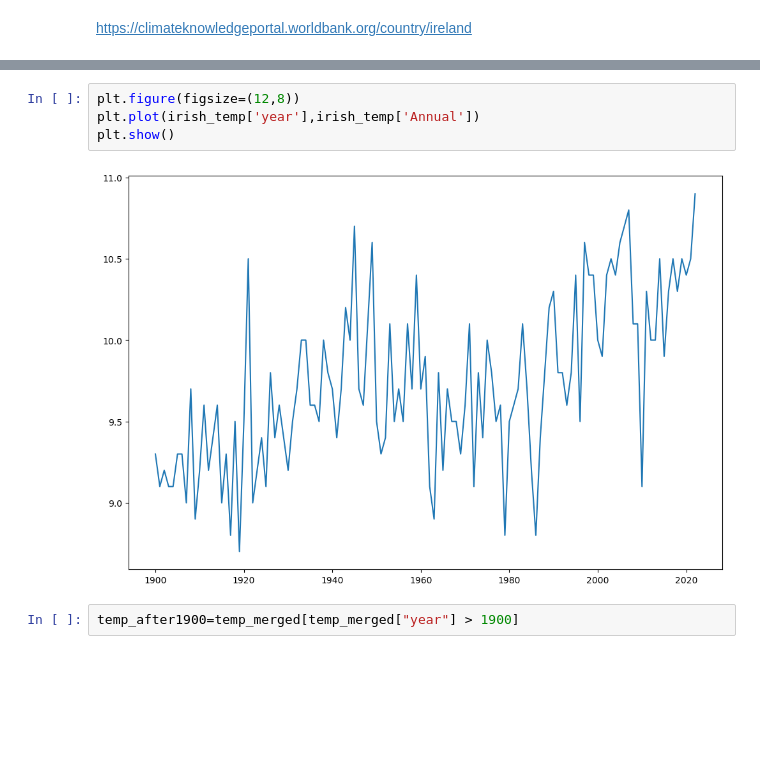
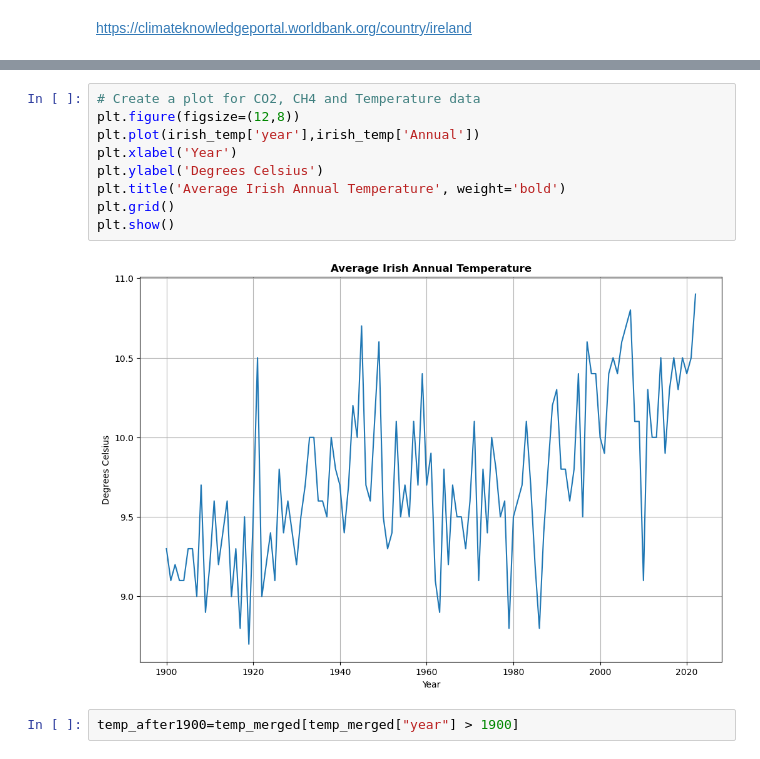
Before and after one commit to lgrealish/PfDA_Project_2, a Jupyter notebook: PfDA_Assignment2.ipynb, the cells around one changed output, grey strips where cells are left out. Saved outputs shown, nothing was run; the diff lists cells and outputs as text; blank space fills up the shorter version.

```diff
--- a/PfDA_Assignment2.ipynb
+++ b/PfDA_Assignment2.ipynb
@@ -479,9 +518,14 @@ irish_temp = pd.read_csv('data/irish_temp.csv')
 # %%
+# Create a plot for CO2, CH4 and Temperature data
 plt.figure(figsize=(12,8))
 plt.plot(irish_temp['year'],irish_temp['Annual'])
+plt.xlabel('Year')
+plt.ylabel('Degrees Celsius')
+plt.title('Average Irish Annual Temperature', weight='bold')
+plt.grid()
 plt.show()
 # %% [output]
-[figure, old version]
+[figure, new version]
 # %%
 temp_after1900=temp_merged[temp_merged["year"] > 1900]
 # %%
```
Also changed, not shown: parts of 23 cells of this notebook, 10 other files.
